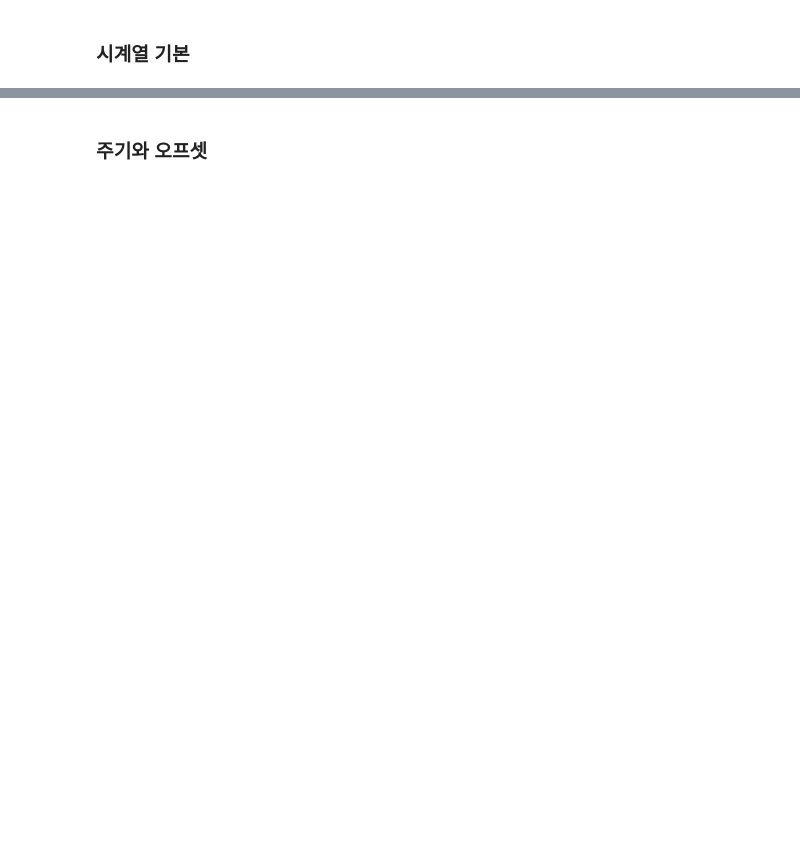
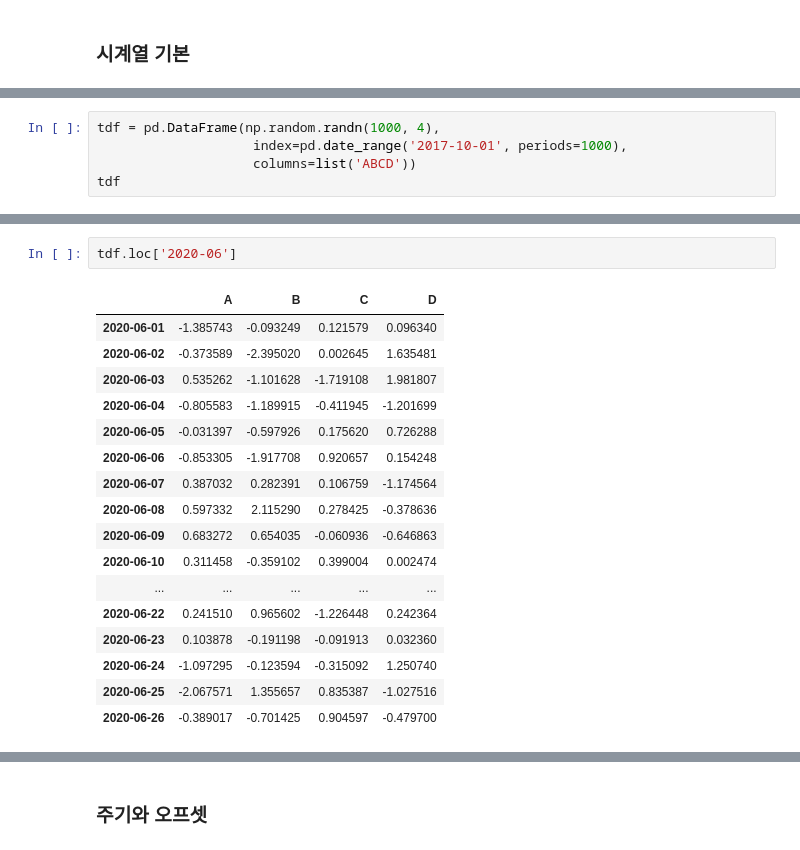
Before and after one commit to wjlee611/studyPython_Library, a Jupyter notebook: Pandas/_Pandas_한번에_제대로_배우기.ipynb, the cells around one changed output, grey strips where cells are left out. Cells and saved outputs as stored; diff of their text form; blank space fills up the shorter version.

```diff
--- a/Pandas/_Pandas_한번에_제대로_배우기.ipynb
+++ b/Pandas/_Pandas_한번에_제대로_배우기.ipynb
@@ -2723,0 +3328,5 @@ df.groupby('c1').apply(top)
+# %%
+tdf = pd.DataFrame(np.random.randn(1000, 4),
+                    index=pd.date_range('2017-10-01', periods=1000),
+                    columns=list('ABCD'))
+tdf
@@ -2723,0 +3363,20 @@ df.groupby('c1').apply(top)
+# %%
+tdf.loc['2020-06']
+# %% [output]
+|  | A | B | C | D |
+| 2020-06-01 | -1.385743 | -0.093249 | 0.121579 | 0.096340 |
+| 2020-06-02 | -0.373589 | -2.395020 | 0.002645 | 1.635481 |
+| 2020-06-03 | 0.535262 | -1.101628 | -1.719108 | 1.981807 |
+| 2020-06-04 | -0.805583 | -1.189915 | -0.411945 | -1.201699 |
+| 2020-06-05 | -0.031397 | -0.597926 | 0.175620 | 0.726288 |
+| 2020-06-06 | -0.853305 | -1.917708 | 0.920657 | 0.154248 |
+| 2020-06-07 | 0.387032 | 0.282391 | 0.106759 | -1.174564 |
+| 2020-06-08 | 0.597332 | 2.115290 | 0.278425 | -0.378636 |
+| 2020-06-09 | 0.683272 | 0.654035 | -0.060936 | -0.646863 |
+| 2020-06-10 | 0.311458 | -0.359102 | 0.399004 | 0.002474 |
+| ... | ... | ... | ... | ... |
+| 2020-06-22 | 0.241510 | 0.965602 | -1.226448 | 0.242364 |
+| 2020-06-23 | 0.103878 | -0.191198 | -0.091913 | 0.032360 |
+| 2020-06-24 | -1.097295 | -0.123594 | -0.315092 | 1.250740 |
+| 2020-06-25 | -2.067571 | 1.355657 | 0.835387 | -1.027516 |
+| 2020-06-26 | -0.389017 | -0.701425 | 0.904597 | -0.479700 |
```
Also changed, not shown: parts of 233 cells of this notebook.
